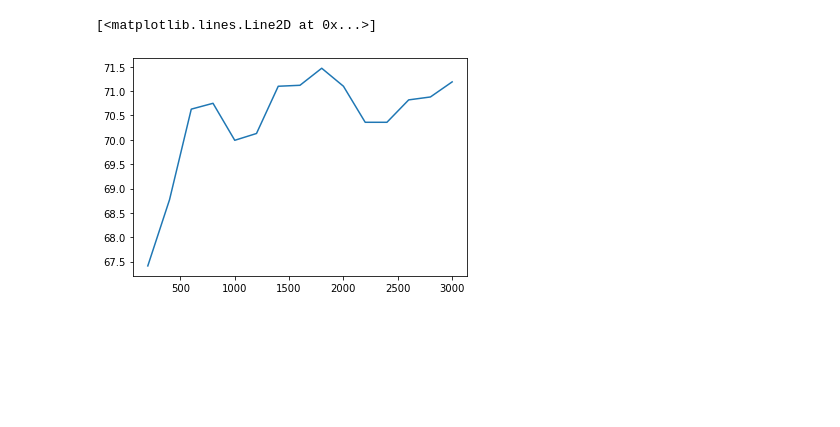
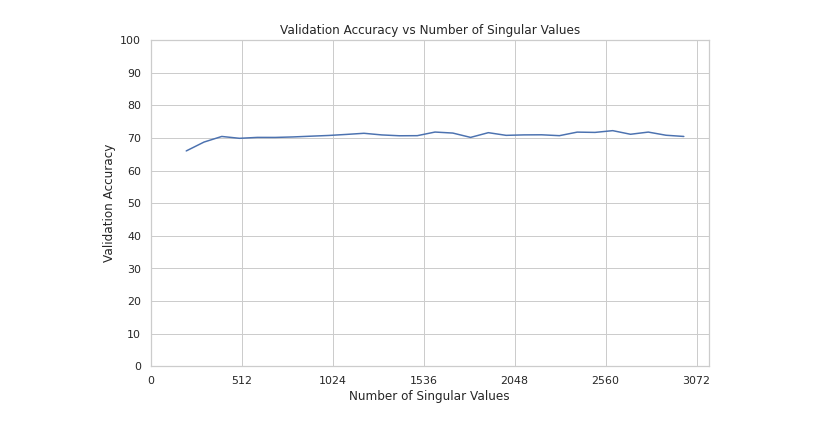
Before and after one commit to JustKong13/distilled-image-dataset, a Jupyter notebook: experiments.ipynb, the cells around one changed output. Drawn from its saved outputs; the diff is of its cells as text; code cells hidden in the pictures; blank space fills up the shorter version.

Commit message:
added teasers

```diff
--- a/experiments.ipynb
+++ b/experiments.ipynb
@@ -106,6 +103,9 @@ def train(model, train_loader, test_loader, optimizer, epochs, criterion, experi
 
     return max(val_accuracy)
 # %%
+import warnings
+warnings.filterwarnings("ignore")
+
 data = np.load('./CompressedDatasets/cifar/dataset.npz')
 X_train = data['X_train']
 y_train = data['y_train']
@@ -116,7 +116,7 @@ X_test = torch.tensor(X_test, dtype=torch.float32).permute(0, 3, 1, 2)
 singular_values = []
 accuracies = []
 
-for k in range(200, 3072, 200):
+for k in range(200, 3072, 100):
     U, sigma, V = prepare_dataset(k)
     U = torch.tensor(U, dtype=torch.float32, device=device)
     sigma = torch.tensor(sigma, dtype=torch.float32, device=device)
@@ -128,7 +128,7 @@ for k in range(200, 3072, 200):
     criterion = nn.CrossEntropyLoss()
     optimizer = optim.Adam(model.parameters(), lr=0.001)
     batch_size = 64
-    epochs = 10
+    epochs = 25
 
     # Create DataLoader
     train_dataset = TensorDataset(torch.tensor(U, dtype=torch.float32), torch.tensor(y_train, dtype=torch.long))
@@ -161,5 +160,21 @@ U shape:  (50000, 400)
 # %%
-plt.plot(singular_values, accuracies)
+import seaborn as sns
+
+
+sns.set(style="whitegrid")
+plt.figure(figsize=(10, 6))
+sns.lineplot(x=singular_values, y=accuracies, markers='o', color='b')
+
+# Customizing the plot
+plt.xticks(np.arange(0, 3073, 512))
+plt.yticks(np.arange(0, 110, 10))
+# plt.ylim(0, 100)
+# plt.xlim(0, 3072)
+plt.xlabel('Number of Singular Values')
+plt.ylabel('Validation Accuracy')
+plt.title('Validation Accuracy vs Number of Singular Values')
+
+# Save the plot
+plt.savefig('./teaser/singular_values_vs_accuracy_seaborn.png')
 # %% [output]
-[<matplotlib.lines.Line2D at 0x...>]
-[figure, old version]
+[figure, new version]
```
Also changed, not shown: parts of 3 cells of this notebook, 5 other files.
